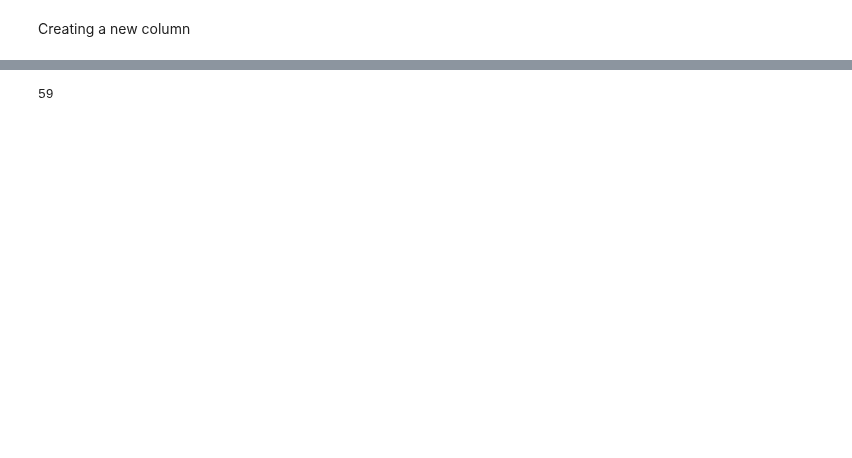
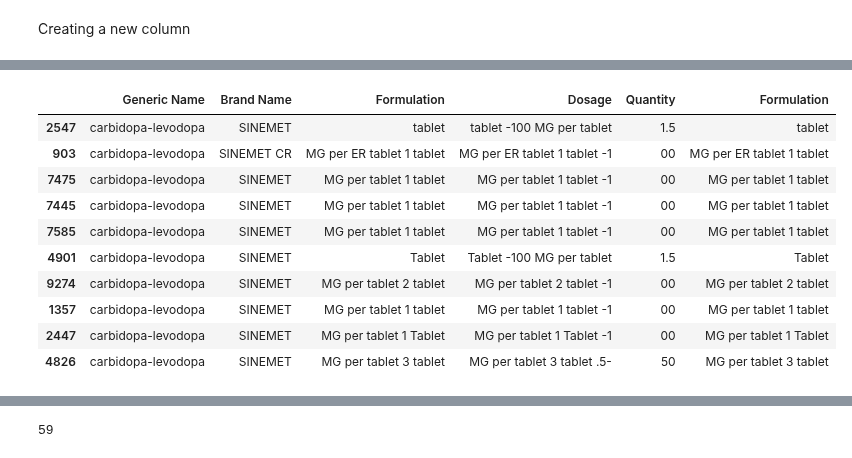
Before and after one commit to rdiazrincon/motor_fluctuations_pd, a Jupyter notebook: motor_fluctuations_pd.ipynb, the cells around one changed output, grey strips where cells are left out. Drawn from its saved outputs; the diff is of its cells as text; code cells hidden in the pictures; blank space fills up the shorter version.

```diff
--- a/motor_fluctuations_pd.ipynb
+++ b/motor_fluctuations_pd.ipynb
@@ -271,3 +291,32 @@ df_pd.append(drug_info_df)
+# %%
+regex = r'^([^()]+)\s*\((.*?)\)\s*([\w\s]+)\s*([\d.-]+[\w/%-]+)\s*([^0-9]*)\s*([^0-9]*)\s*([^0-9]*)\s*([\d.-]+[\w/%-]+)\s*(.*?)$'
+
+df_data = []
+for item in pd_drugs_used:
+    match = re.match(regex, item)
+    if match:
+        generic_name, brand_name, formulation, dosage_start, dosage_end, _, _, quantity, formulation = match.groups()
+        if generic_name.lower() == 'carbidopa-levodopa':
+            dosage = f"{dosage_start}-{dosage_end}"
+        else:
+            dosage = f"{formulation} {dosage_start} {dosage_end}"
+        df_data.append([generic_name, brand_name, formulation, dosage, quantity, formulation])
+
+df_aaa = pd.DataFrame(df_data, columns=['Generic Name', 'Brand Name', 'Formulation', 'Dosage', 'Quantity', 'Formulation'])
+# %%
+df_aaa.sample(10)
+# %% [output]
+|  | Generic Name | Brand Name | Formulation | Dosage | Quantity | Formulation |
+| 2547 | carbidopa-levodopa | SINEMET | tablet | tablet -100 MG per tablet | 1.5 | tablet |
+| 903 | carbidopa-levodopa | SINEMET CR | MG per ER tablet 1 tablet | MG per ER tablet 1 tablet -1 | 00 | MG per ER tablet 1 tablet |
+| 7475 | carbidopa-levodopa | SINEMET | MG per tablet 1 tablet | MG per tablet 1 tablet -1 | 00 | MG per tablet 1 tablet |
+| 7445 | carbidopa-levodopa | SINEMET | MG per tablet 1 tablet | MG per tablet 1 tablet -1 | 00 | MG per tablet 1 tablet |
+| 7585 | carbidopa-levodopa | SINEMET | MG per tablet 1 tablet | MG per tablet 1 tablet -1 | 00 | MG per tablet 1 tablet |
+| 4901 | carbidopa-levodopa | SINEMET | Tablet | Tablet -100 MG per tablet | 1.5 | Tablet |
+| 9274 | carbidopa-levodopa | SINEMET | MG per tablet 2 tablet | MG per tablet 2 tablet -1 | 00 | MG per tablet 2 tablet |
+| 1357 | carbidopa-levodopa | SINEMET | MG per tablet 1 tablet | MG per tablet 1 tablet -1 | 00 | MG per tablet 1 tablet |
+| 2447 | carbidopa-levodopa | SINEMET | MG per tablet 1 Tablet | MG per tablet 1 Tablet -1 | 00 | MG per tablet 1 Tablet |
+| 4826 | carbidopa-levodopa | SINEMET | MG per tablet 3 tablet | MG per tablet 3 tablet .5- | 50 | MG per tablet 3 tablet |
 # %%
 unique_elements = list(set(pd_drugs_used) ^ set(pd_drugs_used_lazy))
 len(unique_elements)
```
Also changed, not shown: parts of 31 cells of this notebook.
